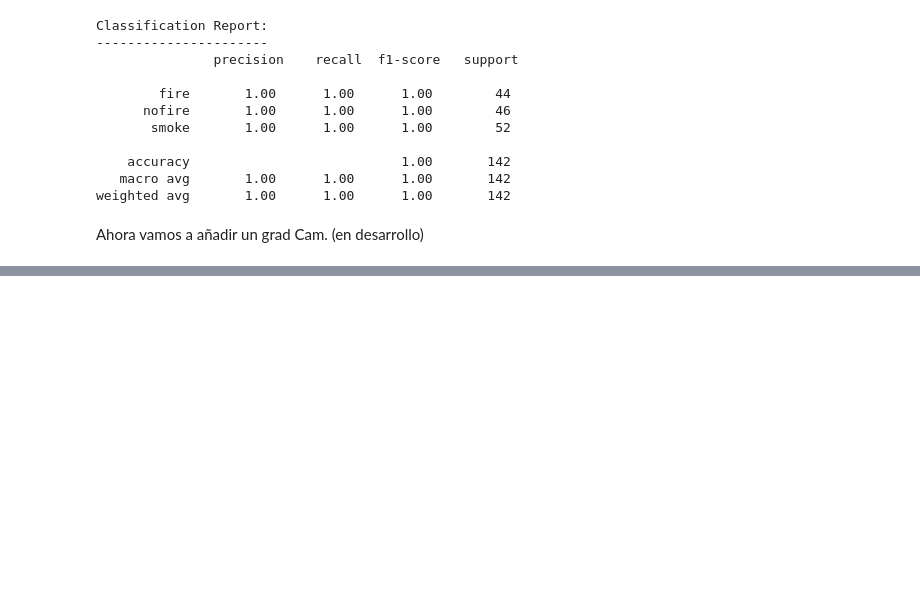
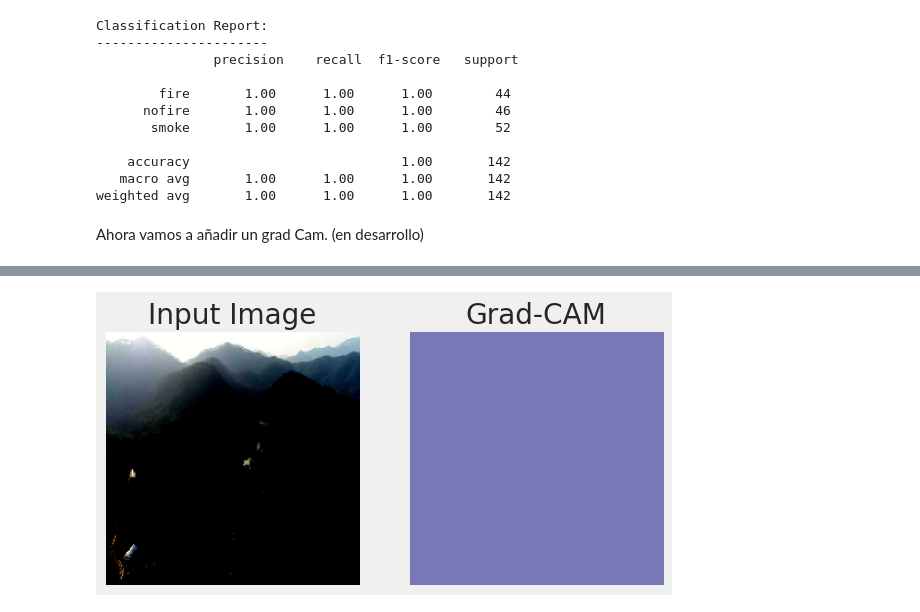
Before and after one commit to JonDScode/Fire_Detection, a Jupyter notebook: smoke_fire_f1_score_99_9.ipynb, the cells around one changed output, grey strips where cells are left out. Drawn from its saved outputs; the diff is of its cells as text; code cells hidden in the pictures; blank space fills up the shorter version.

```diff
--- a/smoke_fire_f1_score_99_9.ipynb
+++ b/smoke_fire_f1_score_99_9.ipynb
@@ -808,0 +776,63 @@ def get_grad_cam(model, image, class_index):
+# %%
+import tensorflow as tf
+import numpy as np
+import matplotlib.pyplot as plt
+from PIL import Image
+
+def get_grad_cam(model, image, class_index):
+    image = np.squeeze(image, axis=0)
+    input_image = tf.image.resize(image, (200, 400), method=tf.image.ResizeMethod.BILINEAR)
+    input_image = tf.expand_dims(input_image, axis=0)
+    # Preprocesamiento de la imagen
+    input_image = np.array(input_image)
+    input_image = tf.convert_to_tensor(input_image, dtype=tf.float32)
+    input_image = tf.expand_dims(input_image, axis=0)
+    input_image = tf.reshape(input_image, (-1, 200, 400, 3))
+    #input_image = tf.image.resize(input_image, (256, 256), method=tf.image.ResizeMethod.BILINEAR)
+
+    # Normalización de la imagen
+    input_image = input_image / 255.0
+
+    # Obtener la capa de activación y los gradientes
+    activation_model = tf.keras.Model(inputs=model.input, outputs=model.get_layer(model.layers[-1].name).output)
+    with tf.GradientTape() as tape:
+        inputs = tf.cast(input_image, tf.float32)
+        tape.watch(inputs)
+        outputs = model(inputs)
+        class_output = outputs[:, class_index]
+    grads = tape.gradient(class_output, inputs)[0]
+
+    # Obtener los pesos del gradiente CAM
+    weights = tf.reduce_mean(grads, axis=(0, 1))
+
+    # Calcular el mapa de activación Grad-CAM
+    grad_cam = tf.reduce_sum(tf.multiply(activation_model.output, weights), axis=-1)
+    grad_cam = tf.nn.relu(grad_cam)
+    grad_cam = tf.expand_dims(grad_cam, axis=0)
+    grad_cam = tf.expand_dims(grad_cam, axis=1)
+    grad_cam = tf.image.resize(grad_cam, (256, 256), method=tf.image.ResizeMethod.BILINEAR)
+    grad_cam = tf.keras.backend.function([model.input], [grad_cam])([input_image])[0]
+    #grad_cam = grad_cam.numpy()
+
+    # Visualizar la imagen y el mapa de activación Grad-CAM
+    plt.subplot(1, 2, 1)
+    plt.imshow(image)
+    plt.axis('off')
+    plt.title('Input Image')
+
+    plt.subplot(1, 2, 2)
+    plt.imshow(grad_cam, cmap='jet', alpha=0.5)
+    plt.axis('off')
+    plt.title('Grad-CAM')
+
+    plt.show()
+
+# Ejemplo de uso:
+# model = ... # Definir y cargar el modelo
+# image = Image.open('ejemplo.jpg') # Cargar la imagen de ejemplo
+# class_index = 0 # Índice de la clase objetivo
+# get_grad_cam(model, image, class_index)
+
+
+get_grad_cam(model, image, class_index)
+# %% [output]
@@ -808,0 +840 @@ def get_grad_cam(model, image, class_index):
+[figure, added]
```
Also changed, not shown: parts of 18 cells of this notebook.
